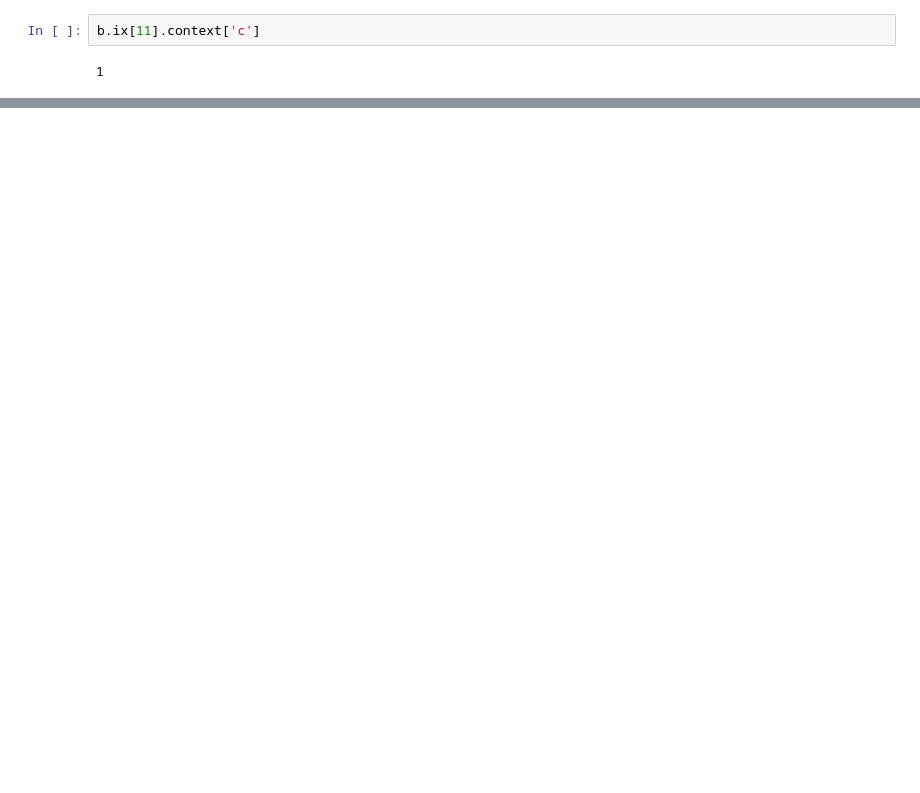
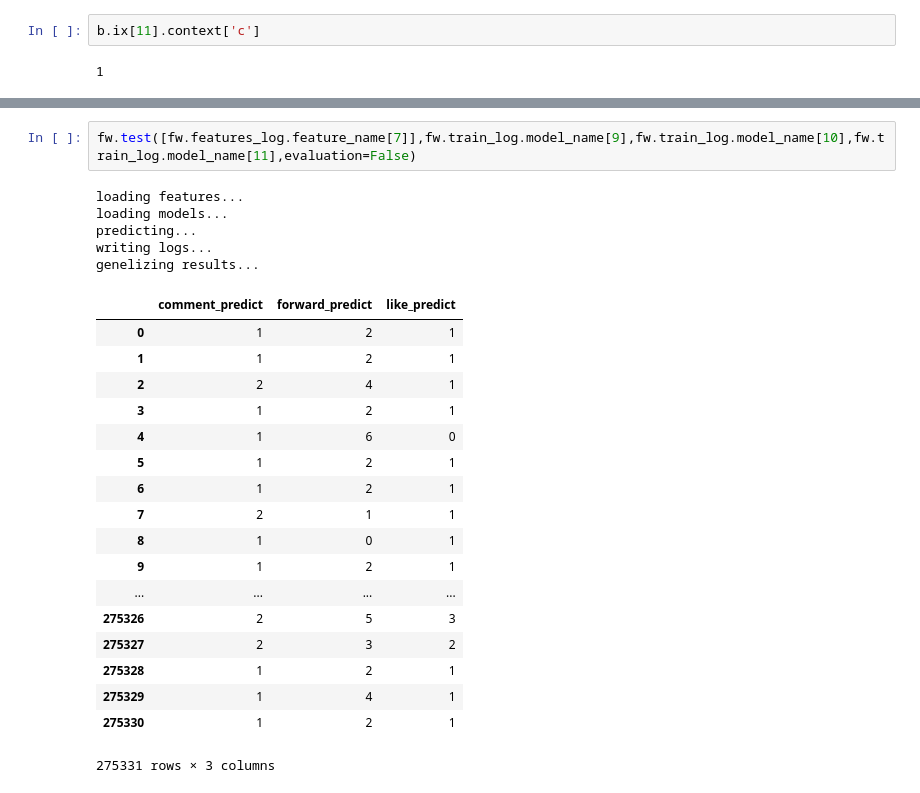
Before and after one commit to JeremyLi28/Data-pipeline-for-Sina-Weibo-Interaction-prediction, a Jupyter notebook: notebooks/BagOfWords.ipynb, the cells around one changed output, grey strips where cells are left out. Saved outputs shown, nothing was run; the diff lists cells and outputs as text; blank space fills up the shorter version.

```diff
--- a/notebooks/BagOfWords.ipynb
+++ b/notebooks/BagOfWords.ipynb
@@ -593,0 +746,26 @@ b.ix[11].context['c']
+# %%
+fw.test([fw.features_log.feature_name[7]],fw.train_log.model_name[9],fw.train_log.model_name[10],fw.train_log.model_name[11],evaluation=False)
+# %% [output]
+loading features...
+loading models...
+predicting...
+writing logs...
+genelizing results...
+|  | comment_predict | forward_predict | like_predict |
+| 0 | 1 | 2 | 1 |
+| 1 | 1 | 2 | 1 |
+| 2 | 2 | 4 | 1 |
+| 3 | 1 | 2 | 1 |
+| 4 | 1 | 6 | 0 |
+| 5 | 1 | 2 | 1 |
+| 6 | 1 | 2 | 1 |
+| 7 | 2 | 1 | 1 |
+| 8 | 1 | 0 | 1 |
+| 9 | 1 | 2 | 1 |
+| ... | ... | ... | ... |
+| 275326 | 2 | 5 | 3 |
+| 275327 | 2 | 3 | 2 |
+| 275328 | 1 | 2 | 1 |
+| 275329 | 1 | 4 | 1 |
+| 275330 | 1 | 2 | 1 |
+275331 rows × 3 columns
```
Also changed, not shown: parts of 13 cells of this notebook, 8 other files.
